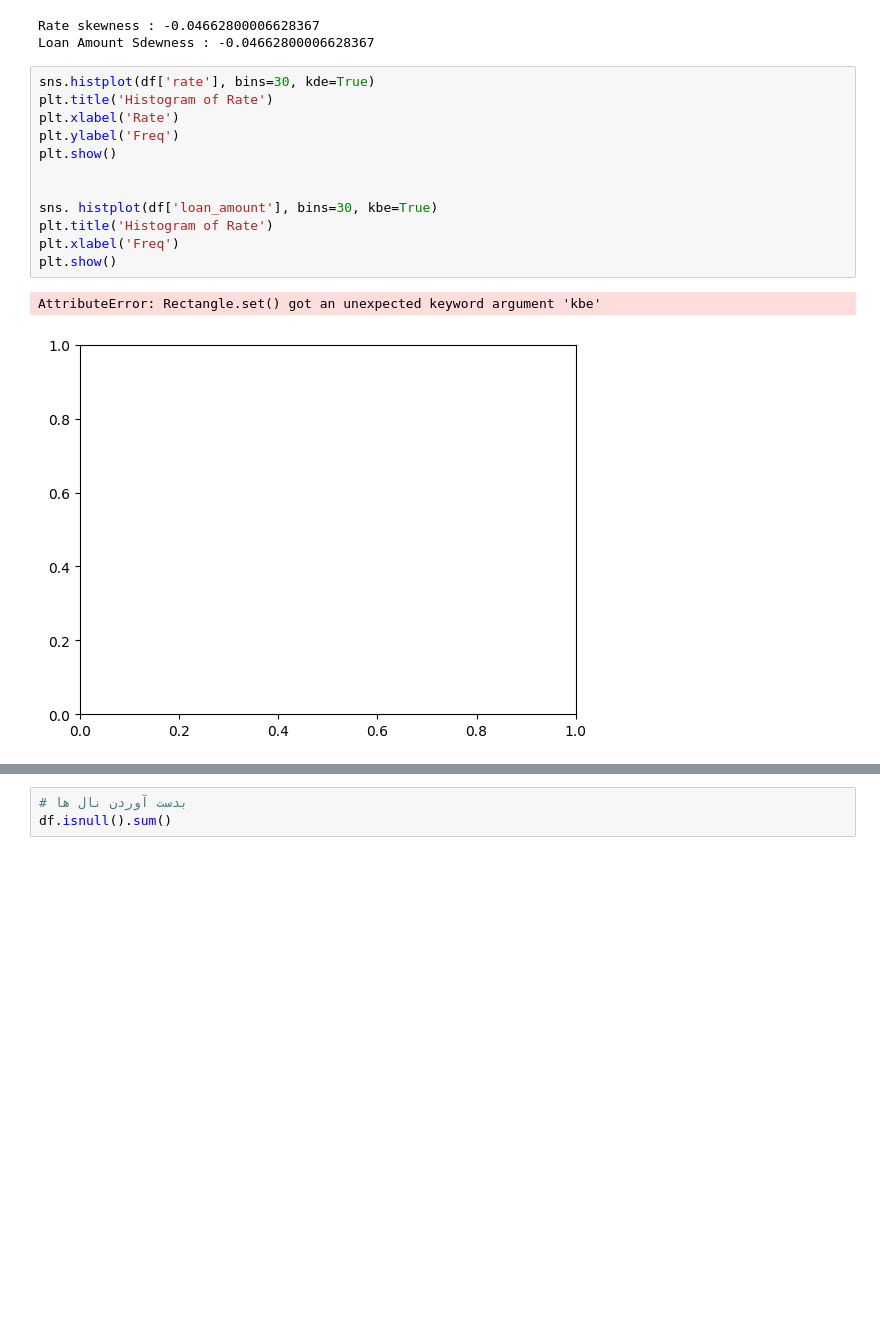
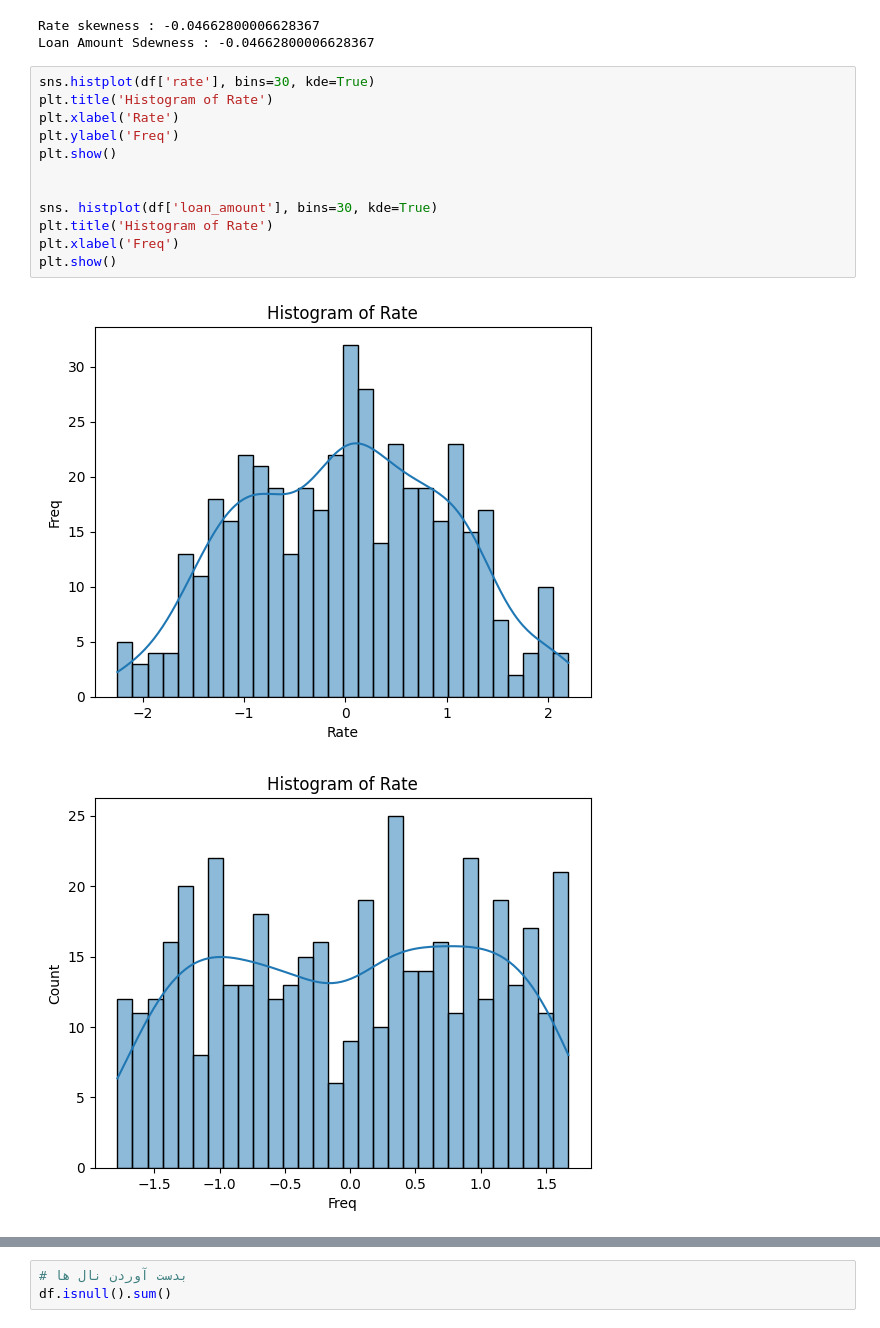
Before and after one commit to Artificial-i/-1-5, a Jupyter notebook: Untitled0.ipynb, the cells around one changed output, grey strips where cells are left out. Drawn from its saved outputs; the diff is of its cells as text; blank space fills up the shorter version.

```diff
--- a/Untitled0.ipynb
+++ b/Untitled0.ipynb
@@ -626,18 +602,18 @@ Loan Amount Sdewness : -0.04662800006628367
 # %%
 sns.histplot(df['rate'], bins=30, kde=True)
 plt.title('Histogram of Rate')
 plt.xlabel('Rate')
 plt.ylabel('Freq')
 plt.show()
 
 
-sns. histplot(df['loan_amount'], bins=30, kbe=True)
+sns. histplot(df['loan_amount'], bins=30, kde=True)
 plt.title('Histogram of Rate')
 plt.xlabel('Freq')
 plt.show()
 # %% [output]
-AttributeError: Rectangle.set() got an unexpected keyword argument 'kbe'
-[figure, old version]
+[figure, new version]
+[figure, added]
 # %%
 # نرمال سازی البته یکی از این دو کار یعنی استاندار سازی یا نرمال سازی کافی است
 from sklearn.preprocessing import MinMaxScaler
```
Also changed, not shown: parts of 15 cells of this notebook.
